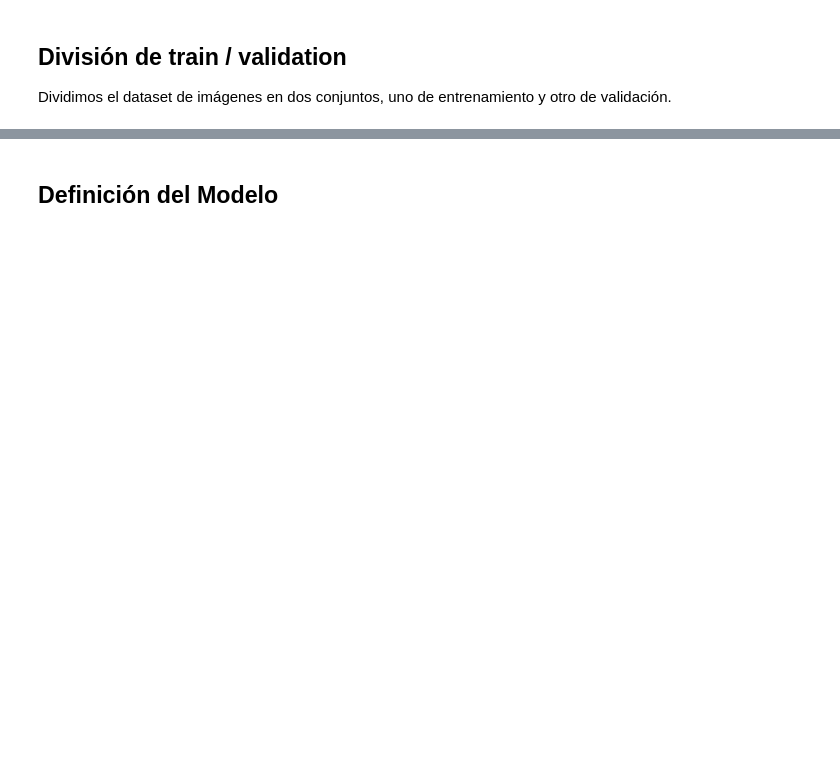
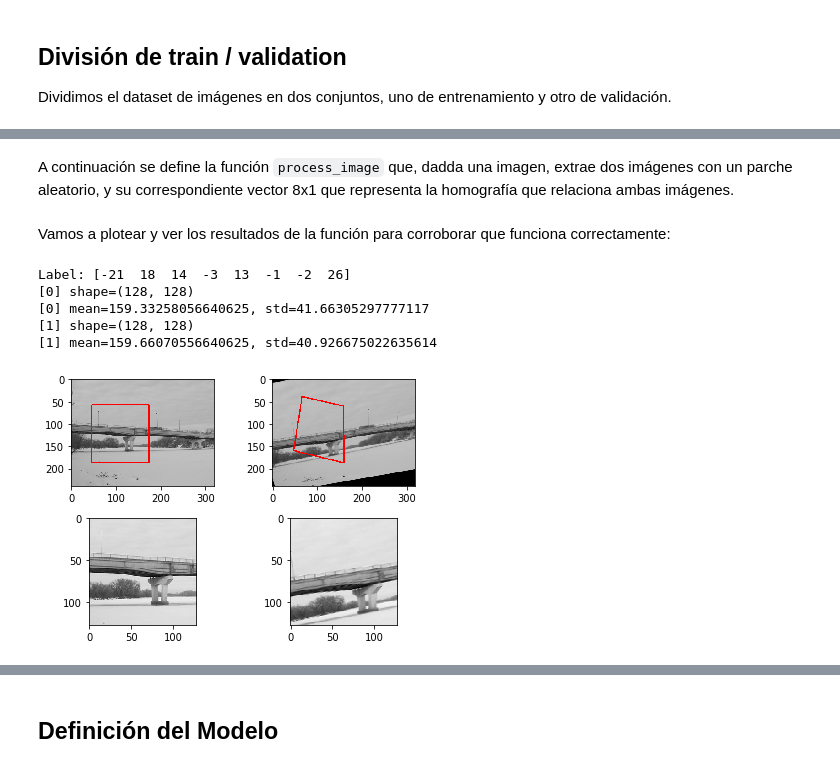
Before and after one commit to munshkr/vc-2018-2c, a Jupyter notebook: tp/Modelo.ipynb, the cells around one changed output, grey strips where cells are left out. Drawn from its saved outputs; the diff is of its cells as text; code cells hidden in the pictures; blank space fills up the shorter version.

Commit message:
tp: Actualiza Modelo; train script

```diff
--- a/tp/Modelo.ipynb
+++ b/tp/Modelo.ipynb
@@ -43,8 +29,10 @@ from itertools import zip_longest
 ## División de train / validation
 
 Dividimos el dataset de imágenes en dos conjuntos, uno de entrenamiento y otro de validación.
+# %%
+DATA_DIR = os.path.join('e:', 'Facultad', 'vc')
 # %%
-X = glob(os.path.join('val2017', '*.jpg'))
+X = glob(os.path.join(DATA_DIR, 'test2017', '*.jpg'))
 # %%
 len(X), X[0]
 # %% [output]
@@ -279,0 +46,3 @@ val_datagen = build_data_generator(val_generator)
+# %%
+X_train, X_val = train_test_split(X, test_size=0.05)
+len(X_train), len(X_val)
@@ -279,0 +59,2 @@ val_datagen = build_data_generator(val_generator)
+# %% [markdown]
+A continuación se define la función `process_image` que, dadda una imagen, extrae dos imágenes con un parche aleatorio, y su correspondiente vector 8x1 que representa la homografía que relaciona ambas imágenes.
@@ -279,0 +130,37 @@ val_datagen = build_data_generator(val_generator)
+# %% [markdown]
+Vamos a plotear y ver los resultados de la función para corroborar que funciona correctamente:
+# %%
+def plot_processed_image(img_path):
+    img = plt.imread(img_path)
+    x, y, patches, imgs = process_image(img, debug=True)
+
+    print('Label: {}'.format(y))
+
+    for i in range(2):
+        plt.subplot(2, 2, i+1)
+        plt.grid(False)
+        temp_img = cv2.cvtColor(imgs[i], cv2.COLOR_GRAY2RGB)
+        cv2.polylines(temp_img, np.int32([patches[i]]), 1, (255, 0, 0), thickness=2)
+        plt.imshow(temp_img, cmap='gray')
+
+    for i in range(2):
+        patch_img = x[:, :, i]
+
+        print('[{}] shape={}'.format(i, patch_img.shape))
+        print('[{}] mean={}, std={}'.format(
+            i, np.mean(patch_img), np.std(patch_img)))
+
+        plt.subplot(2, 2, i+3)
+        plt.grid(False)
+        plt.imshow(patch_img, cmap='gray')
+        #plt.text(0.5,0.5, str((2, 2, i)), ha=’center’, fontsize = 10)
+        plt.tight_layout()
+# %%
+plot_processed_image(X_train[0])
+# %% [output]
+Label: [-21  18  14  -3  13  -1  -2  26]
+[0] shape=(128, 128)
+[0] mean=159.33258056640625, std=41.66305297777117
+[1] shape=(128, 128)
+[1] mean=159.66070556640625, std=40.926675022635614
+[figure, added]
```
Also changed, not shown: parts of 51 cells of this notebook, 1 other file.
